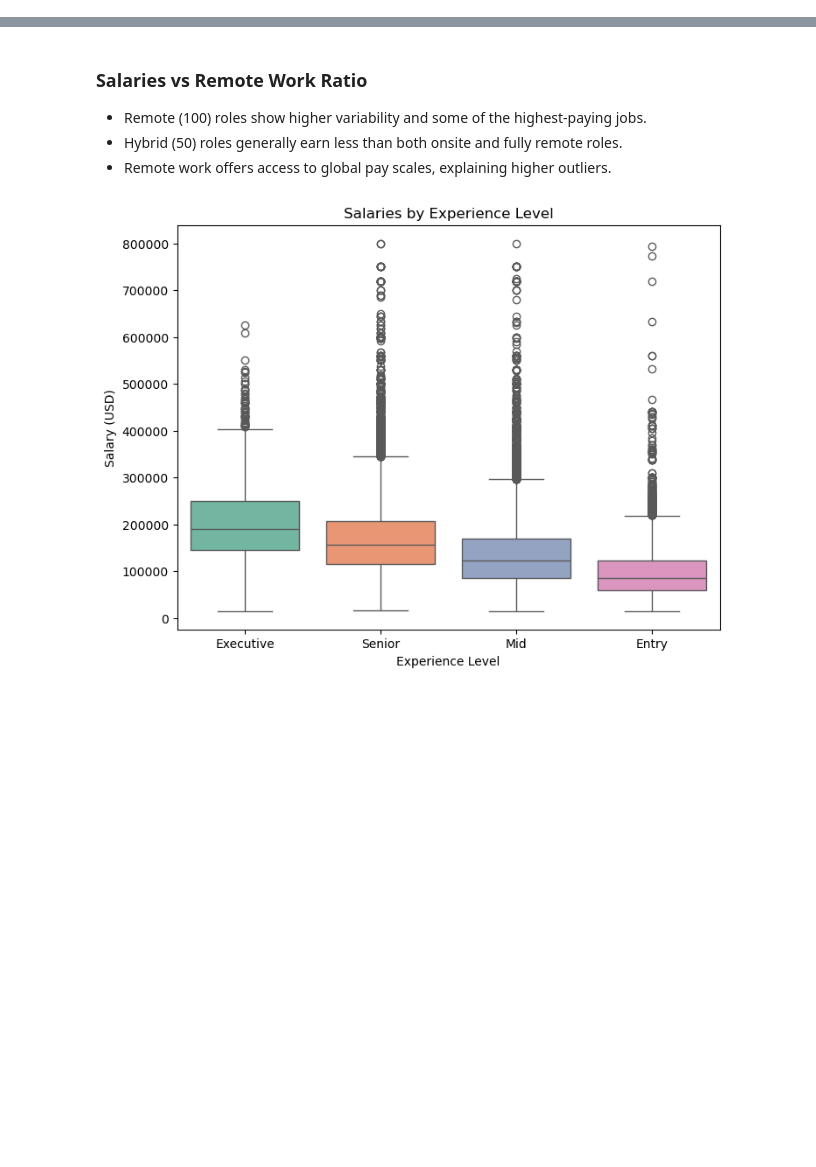
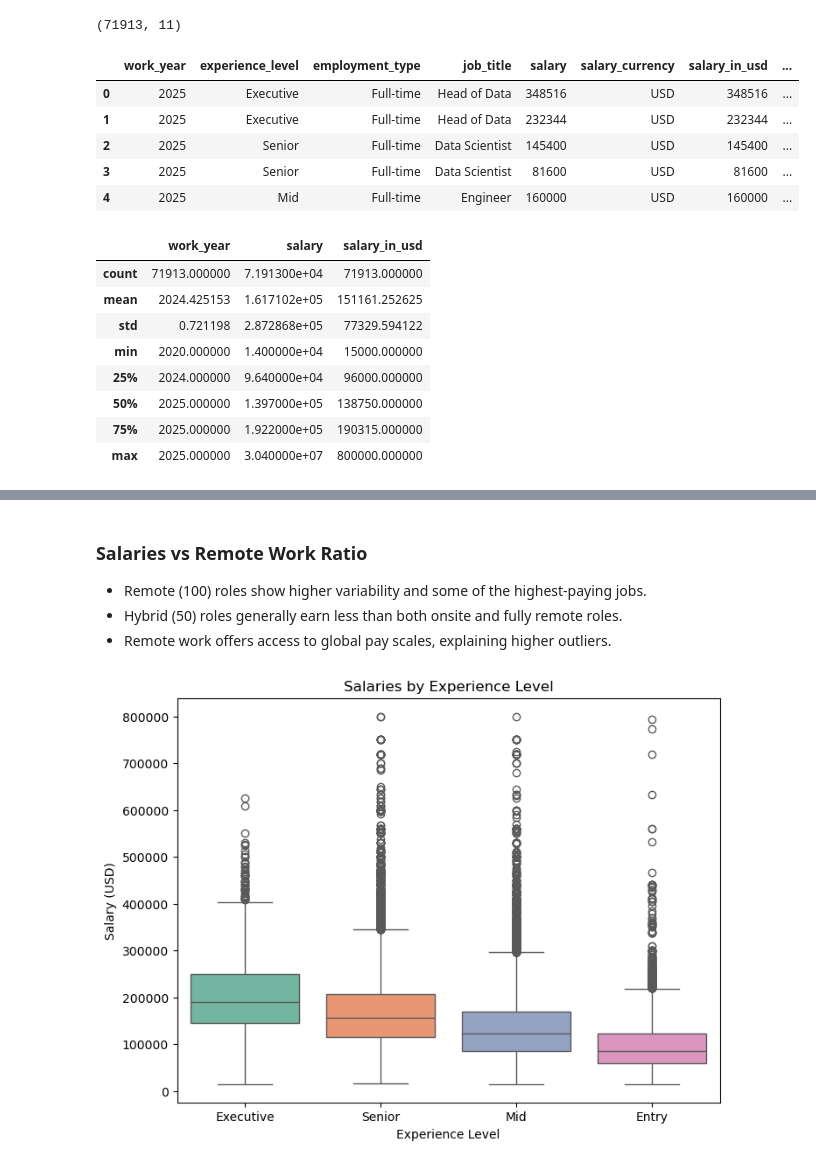
Before and after one commit to DhruvMangal007/ds-salary-trends-analysis, a Jupyter notebook: notebooks/02_exploratory_data_analysis.ipynb, the cells around one changed output, grey strips where cells are left out. Cells and saved outputs as stored; diff of their text form; code cells hidden in the pictures; blank space fills up the shorter version.

```diff
--- a/notebooks/02_exploratory_data_analysis.ipynb
+++ b/notebooks/02_exploratory_data_analysis.ipynb
@@ -8,3 +18,26 @@ import warnings
 warnings.filterwarnings("ignore")
 
 df = pd.read_csv("../data/processed/ds_salaries_2025_clean.csv")
+# %%
+from IPython.display import display
+
+display(df.shape)
+display(df.head())
+display(df.describe())
+# %% [output]
+(71913, 11)
+|  | work_year | experience_level | employment_type | job_title | salary | salary_currency | salary_in_usd | ... |
+| 0 | 2025 | Executive | Full-time | Head of Data | 348516 | USD | 348516 | ... |
+| 1 | 2025 | Executive | Full-time | Head of Data | 232344 | USD | 232344 | ... |
+| 2 | 2025 | Senior | Full-time | Data Scientist | 145400 | USD | 145400 | ... |
+| 3 | 2025 | Senior | Full-time | Data Scientist | 81600 | USD | 81600 | ... |
+| 4 | 2025 | Mid | Full-time | Engineer | 160000 | USD | 160000 | ... |
+|  | work_year | salary | salary_in_usd |
+| count | 71913.000000 | 7.191300e+04 | 71913.000000 |
+| mean | 2024.425153 | 1.617102e+05 | 151161.252625 |
+| std | 0.721198 | 2.872868e+05 | 77329.594122 |
+| min | 2020.000000 | 1.400000e+04 | 15000.000000 |
+| 25% | 2024.000000 | 9.640000e+04 | 96000.000000 |
+| 50% | 2025.000000 | 1.397000e+05 | 138750.000000 |
+| 75% | 2025.000000 | 1.922000e+05 | 190315.000000 |
+| max | 2025.000000 | 3.040000e+07 | 800000.000000 |
```
Also changed, not shown: parts of 9 cells of this notebook, 3 other files.
